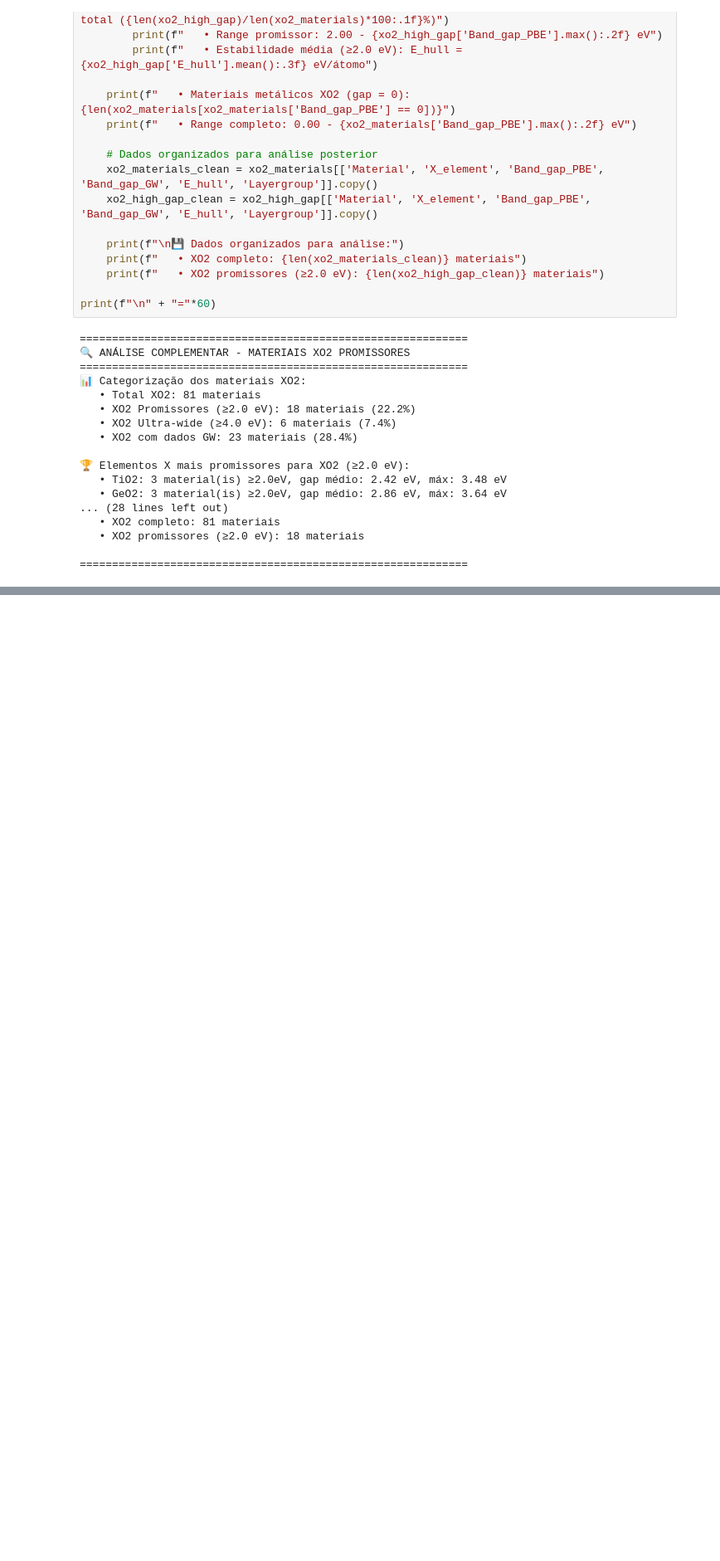
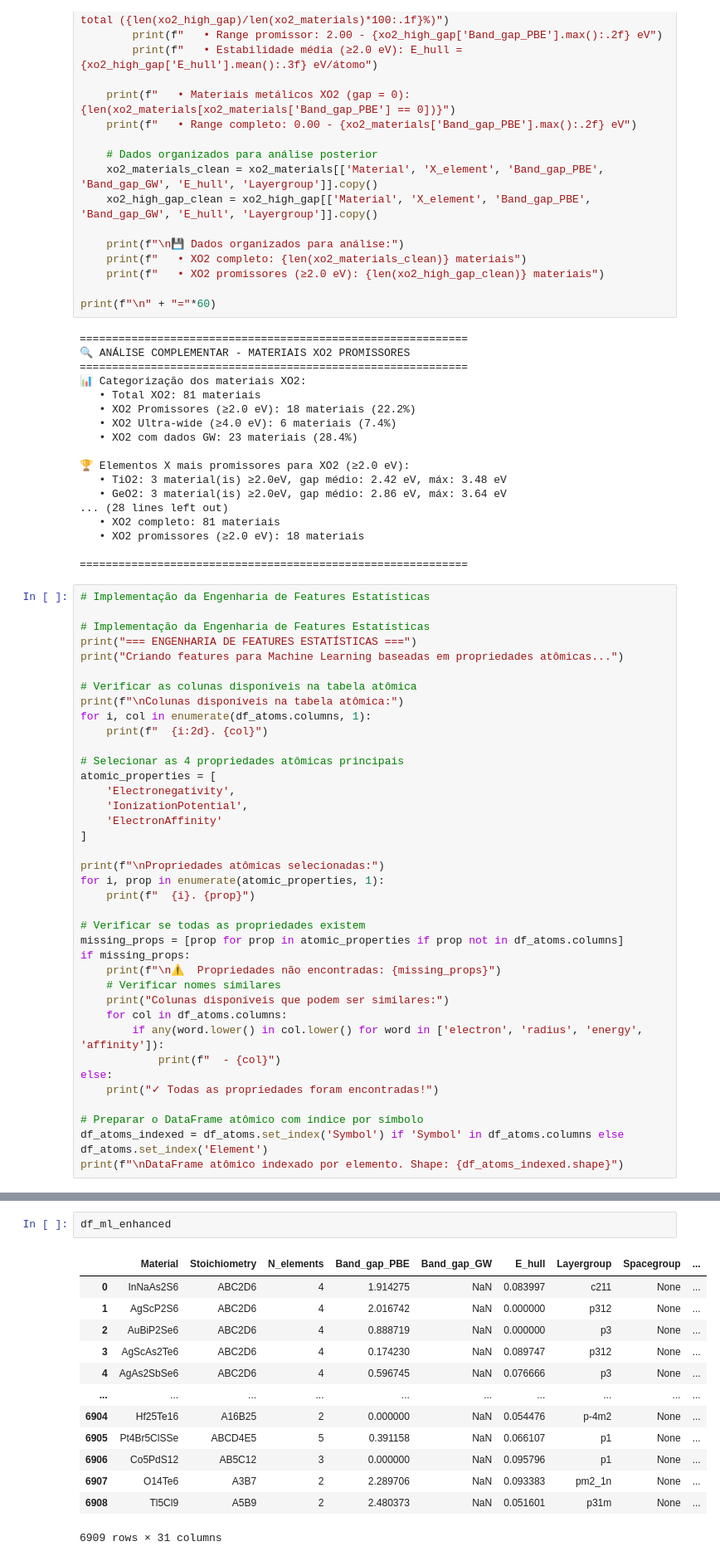
Before and after one commit to victormatteus04/uwbg-tcc, a Jupyter notebook: notebooks/datasets.ipynb, the cells around one changed output, grey strips where cells are left out. Shown at 83% size. Cells and saved outputs as stored; diff of their text form; blank space fills up the shorter version.

```diff
--- a/notebooks/datasets.ipynb
+++ b/notebooks/datasets.ipynb
@@ -955,3 +955,41 @@ print(f"\n" + "="*60)
    • XO2 promissores (≥2.0 eV): 18 materiais
 
 ============================================================
+# %%
+# Implementação da Engenharia de Features Estatísticas
+
+# Implementação da Engenharia de Features Estatísticas
+print("=== ENGENHARIA DE FEATURES ESTATÍSTICAS ===")
+print("Criando features para Machine Learning baseadas em propriedades atômicas...")
+
+# Verificar as colunas disponíveis na tabela atômica
+print(f"\nColunas disponíveis na tabela atômica:")
+for i, col in enumerate(df_atoms.columns, 1):
+    print(f"  {i:2d}. {col}")
+
+# Selecionar as 4 propriedades atômicas principais
+atomic_properties = [
+    'Electronegativity',
+    'IonizationPotential',
+    'ElectronAffinity'
+]
+
+print(f"\nPropriedades atômicas selecionadas:")
+for i, prop in enumerate(atomic_properties, 1):
+    print(f"  {i}. {prop}")
+
+# Verificar se todas as propriedades existem
+missing_props = [prop for prop in atomic_properties if prop not in df_atoms.columns]
+if missing_props:
+    print(f"\n⚠️  Propriedades não encontradas: {missing_props}")
+    # Verificar nomes similares
+    print("Colunas disponíveis que podem ser similares:")
+    for col in df_atoms.columns:
+        if any(word.lower() in col.lower() for word in ['electron', 'radius', 'energy', 'affinity']):
+            print(f"  - {col}")
+else:
+    print("✓ Todas as propriedades foram encontradas!")
+
+# Preparar o DataFrame atômico com índice por símbolo
+df_atoms_indexed = df_atoms.set_index('Symbol') if 'Symbol' in df_atoms.columns else df_atoms.set_index('Element')
+print(f"\nDataFrame atômico indexado por elemento. Shape: {df_atoms_indexed.shape}")
@@ -957,0 +1366,16 @@ print(f"\n" + "="*60)
+# %%
+df_ml_enhanced
+# %% [output]
+|  | Material | Stoichiometry | N_elements | Band_gap_PBE | Band_gap_GW | E_hull | Layergroup | Spacegroup | ... |
+| 0 | InNaAs2S6 | ABC2D6 | 4 | 1.914275 | NaN | 0.083997 | c211 | None | ... |
+| 1 | AgScP2S6 | ABC2D6 | 4 | 2.016742 | NaN | 0.000000 | p312 | None | ... |
+| 2 | AuBiP2Se6 | ABC2D6 | 4 | 0.888719 | NaN | 0.000000 | p3 | None | ... |
+| 3 | AgScAs2Te6 | ABC2D6 | 4 | 0.174230 | NaN | 0.089747 | p312 | None | ... |
+| 4 | AgAs2SbSe6 | ABC2D6 | 4 | 0.596745 | NaN | 0.076666 | p3 | None | ... |
+| ... | ... | ... | ... | ... | ... | ... | ... | ... | ... |
+| 6904 | Hf25Te16 | A16B25 | 2 | 0.000000 | NaN | 0.054476 | p-4m2 | None | ... |
+| 6905 | Pt4Br5ClSSe | ABCD4E5 | 5 | 0.391158 | NaN | 0.066107 | p1 | None | ... |
+| 6906 | Co5PdS12 | AB5C12 | 3 | 0.000000 | NaN | 0.095796 | p1 | None | ... |
+| 6907 | O14Te6 | A3B7 | 2 | 2.289706 | NaN | 0.093383 | pm2_1n | None | ... |
+| 6908 | Tl5Cl9 | A5B9 | 2 | 2.480373 | NaN | 0.051601 | p31m | None | ... |
+6909 rows × 31 columns
```
Also changed, not shown: parts of 11 cells of this notebook, 20 other files.
